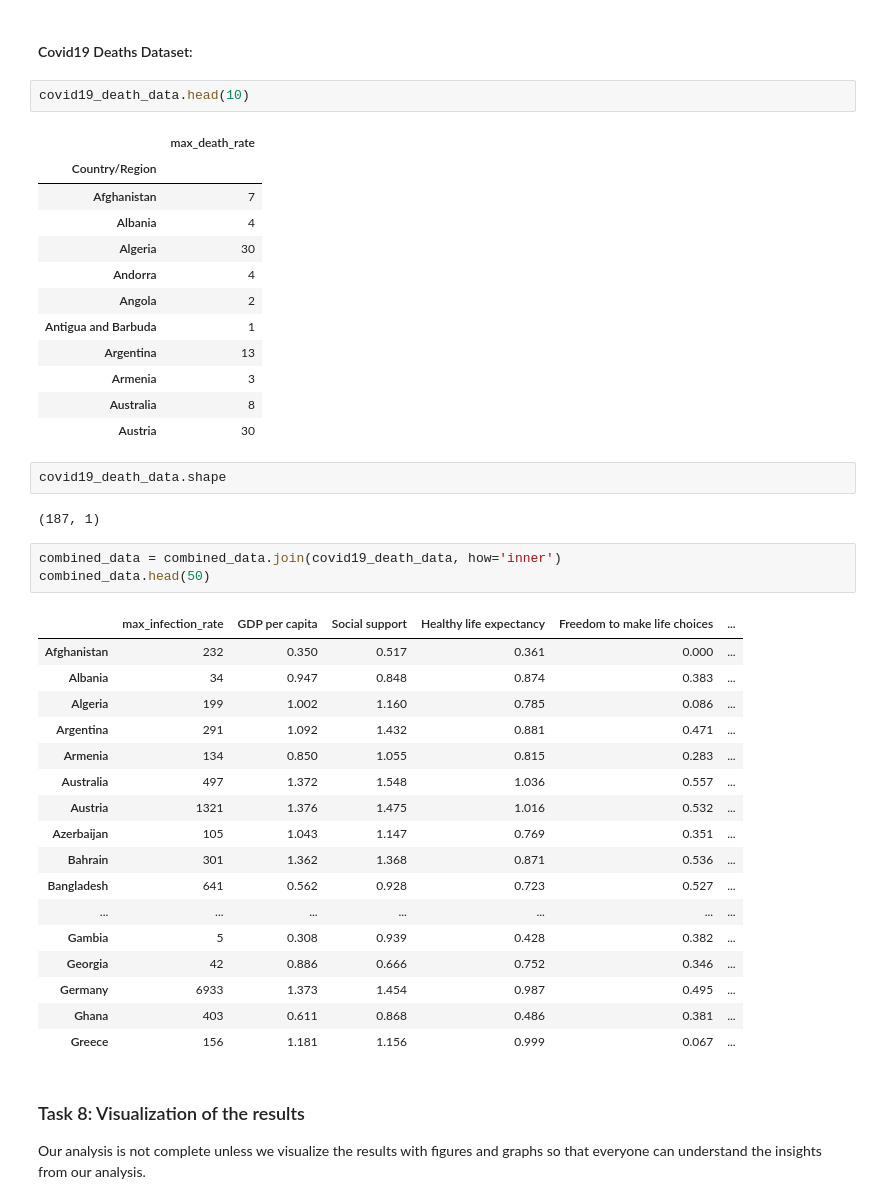
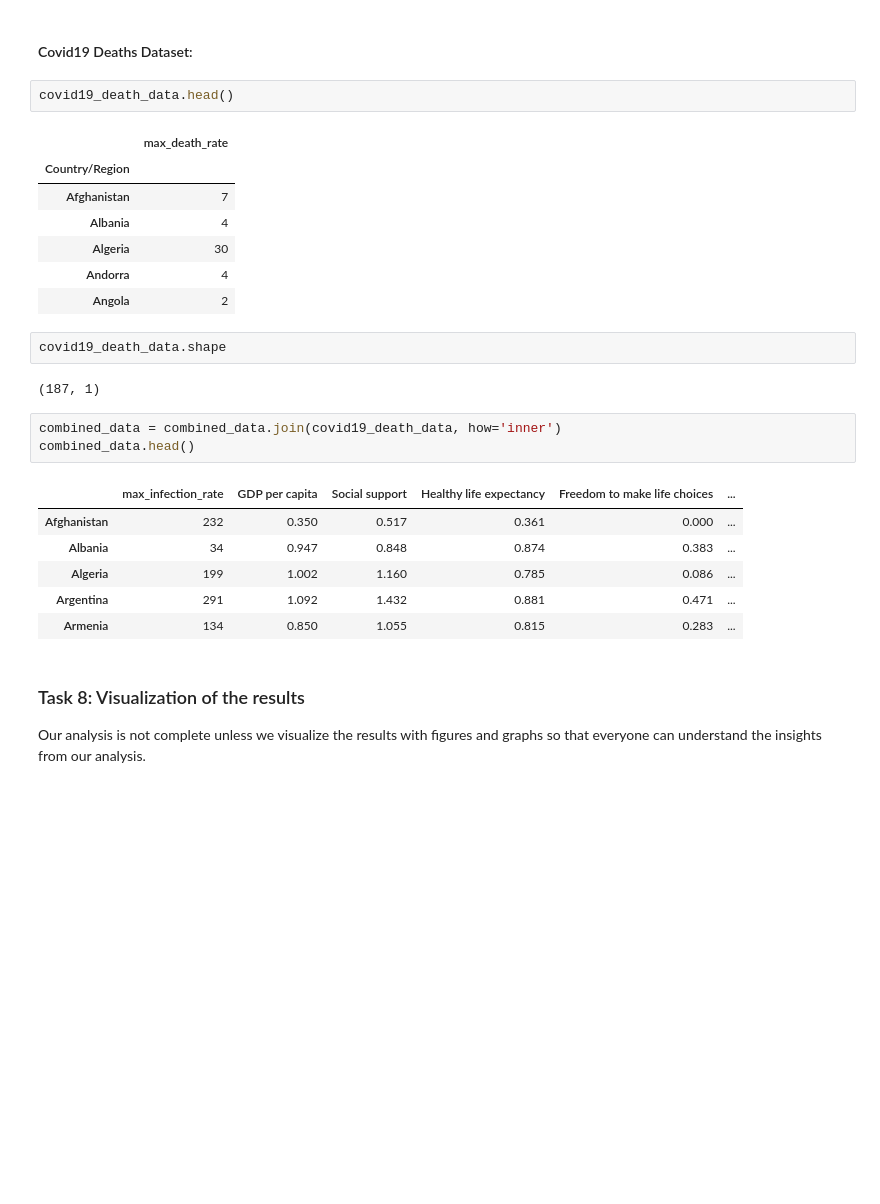
Before and after one commit to KyleHollands/Coursera_Project__COVID19_Data_Analysis_Using_Python, a Jupyter notebook: covid19 data analysis notebook.ipynb, the cells around one changed output. Drawn from its saved outputs; the diff is of its cells as text; blank space fills up the shorter version.

```diff
--- a/covid19 data analysis notebook.ipynb
+++ b/covid19 data analysis notebook.ipynb
@@ -537,7 +437,7 @@ happiness_report.shape
 # %% [markdown]
 #### Covid19 Deaths Dataset:
 # %%
-covid19_death_data.head(10)
+covid19_death_data.head()
 # %% [output]
 |  | max_death_rate |
 | Country/Region |  |
@@ -546,36 +446,20 @@ covid19_death_data.head(10)
 | Algeria | 30 |
 | Andorra | 4 |
 | Angola | 2 |
-| Antigua and Barbuda | 1 |
-| Argentina | 13 |
-| Armenia | 3 |
-| Australia | 8 |
-| Austria | 30 |
 # %%
 covid19_death_data.shape
 # %% [output]
 (187, 1)
 # %%
 combined_data = combined_data.join(covid19_death_data, how='inner')
-combined_data.head(50)
+combined_data.head()
 # %% [output]
 |  | max_infection_rate | GDP per capita | Social support | Healthy life expectancy | Freedom to make life choices | ... |
 | Afghanistan | 232 | 0.350 | 0.517 | 0.361 | 0.000 | ... |
 | Albania | 34 | 0.947 | 0.848 | 0.874 | 0.383 | ... |
 | Algeria | 199 | 1.002 | 1.160 | 0.785 | 0.086 | ... |
 | Argentina | 291 | 1.092 | 1.432 | 0.881 | 0.471 | ... |
 | Armenia | 134 | 0.850 | 1.055 | 0.815 | 0.283 | ... |
-| Australia | 497 | 1.372 | 1.548 | 1.036 | 0.557 | ... |
-| Austria | 1321 | 1.376 | 1.475 | 1.016 | 0.532 | ... |
-| Azerbaijan | 105 | 1.043 | 1.147 | 0.769 | 0.351 | ... |
-| Bahrain | 301 | 1.362 | 1.368 | 0.871 | 0.536 | ... |
-| Bangladesh | 641 | 0.562 | 0.928 | 0.723 | 0.527 | ... |
-| ... | ... | ... | ... | ... | ... | ... |
-| Gambia | 5 | 0.308 | 0.939 | 0.428 | 0.382 | ... |
-| Georgia | 42 | 0.886 | 0.666 | 0.752 | 0.346 | ... |
-| Germany | 6933 | 1.373 | 1.454 | 0.987 | 0.495 | ... |
-| Ghana | 403 | 0.611 | 0.868 | 0.486 | 0.381 | ... |
-| Greece | 156 | 1.181 | 1.156 | 0.999 | 0.067 | ... |
 # %% [markdown]
 ### Task 8: Visualization of the results
 Our analysis is not complete unless we visualize the results with figures and graphs so that everyone can understand the insights from our analysis.
```
Also changed, not shown: parts of 21 cells of this notebook, 1 other file.
